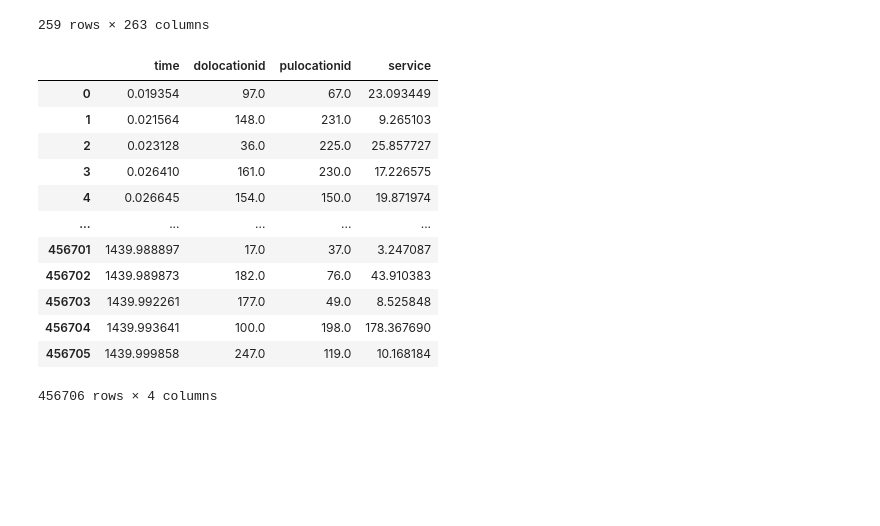
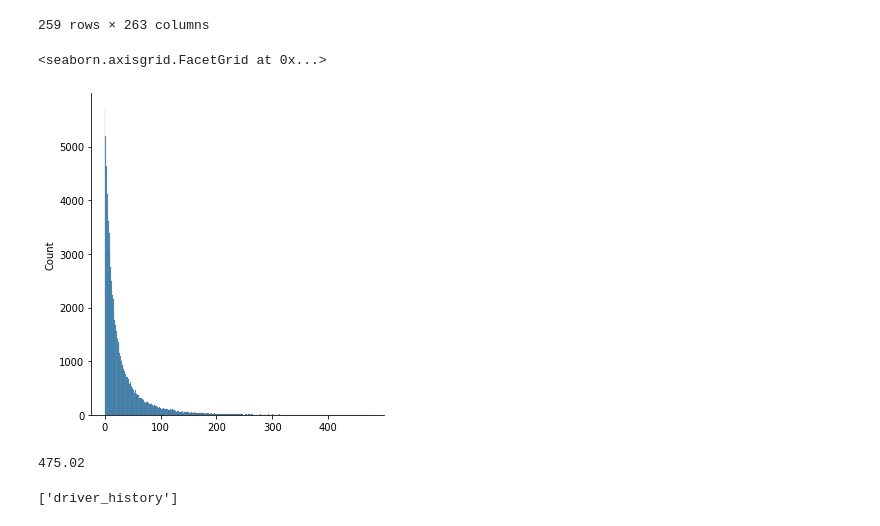
Before and after one commit to anthony001w/uber-nyc-simulation, a Jupyter notebook: prototype_system.ipynb, the cells around one changed output. Saved outputs shown, nothing was run; the diff lists cells and outputs as text; code cells hidden in the pictures; blank space fills up the shorter version.

```diff
--- a/prototype_system.ipynb
+++ b/prototype_system.ipynb
@@ -85,19 +85,3 @@ def generate_arrivals_per_zone(zone_hourly_arrivals = hourly_arrival_rate,
     return zone_arrivals
 # %%
 arrivals = generate_arrivals_per_zone()
-# %%
-arrivals
-# %% [output]
-|  | time | dolocationid | pulocationid | service |
-| 0 | 0.019354 | 97.0 | 67.0 | 23.093449 |
-| 1 | 0.021564 | 148.0 | 231.0 | 9.265103 |
-| 2 | 0.023128 | 36.0 | 225.0 | 25.857727 |
-| 3 | 0.026410 | 161.0 | 230.0 | 17.226575 |
-| 4 | 0.026645 | 154.0 | 150.0 | 19.871974 |
-| ... | ... | ... | ... | ... |
-| 456701 | 1439.988897 | 17.0 | 37.0 | 3.247087 |
-| 456702 | 1439.989873 | 182.0 | 76.0 | 43.910383 |
-| 456703 | 1439.992261 | 177.0 | 49.0 | 8.525848 |
-| 456704 | 1439.993641 | 100.0 | 198.0 | 178.367690 |
-| 456705 | 1439.999858 | 247.0 | 119.0 | 10.168184 |
-456706 rows × 4 columns
@@ -104 +481,21 @@ arrivals
+# %%
+import seaborn as sns
+
+waiting_times = np.round([p.waiting_time() for p in c[0]], 2)
+
+sns.displot(waiting_times[waiting_times > 0])
+# %% [output]
+<seaborn.axisgrid.FacetGrid at 0x...>
+[figure, added]
+# %%
+waiting_times.max()
+# %% [output]
+475.02
+# %%
+from joblib import dump, load
+
+#only really need to save the drivers for the animation
+dump(c[1], 'driver_history')
+# %% [output]
+['driver_history']
 # %%
```
Also changed, not shown: parts of 11 cells of this notebook, 12 other files.
